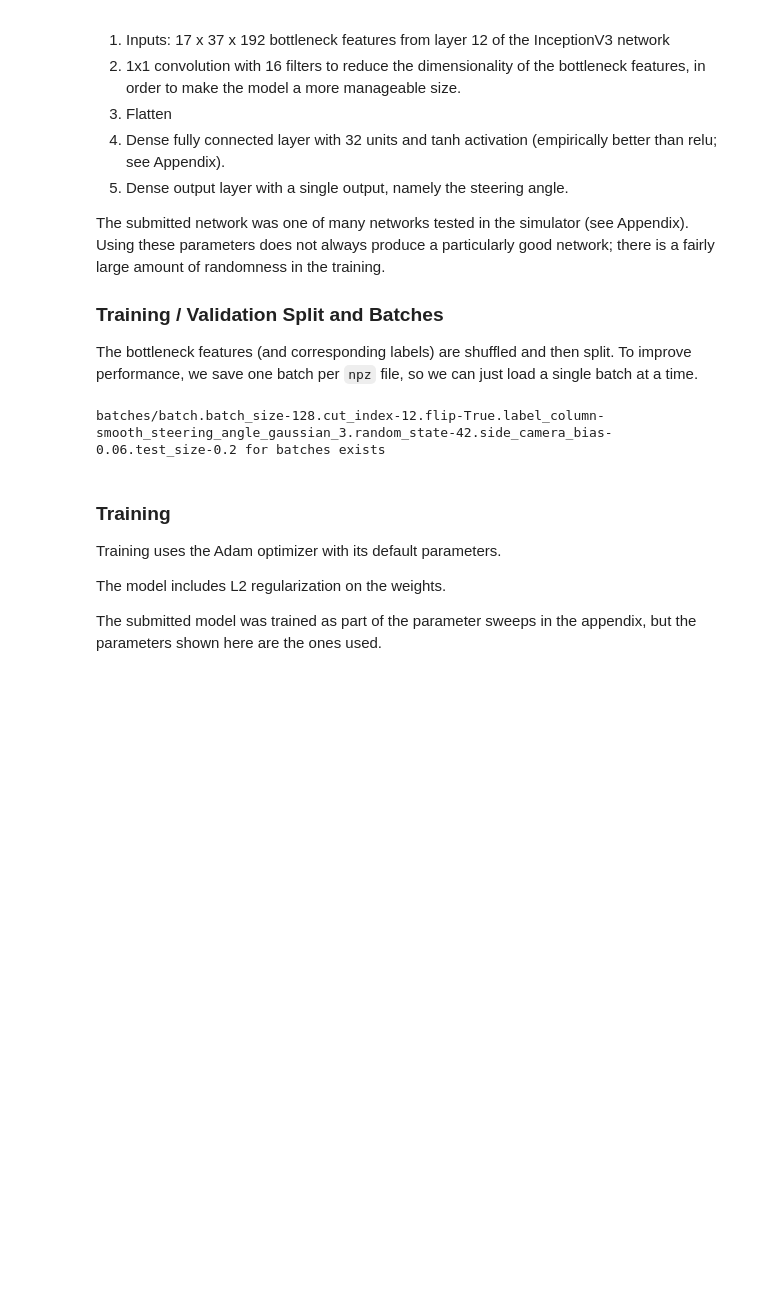
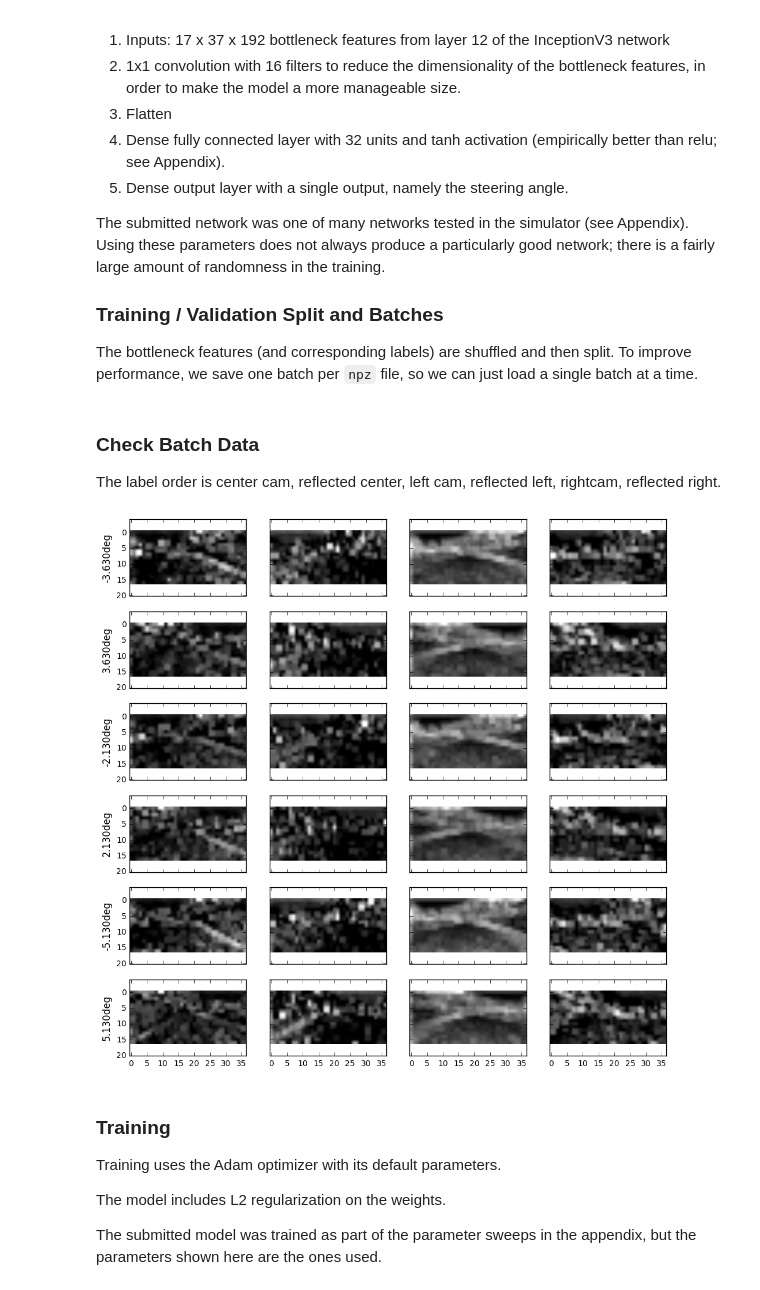
Before and after one commit to jdleesmiller/carnd-cloning, a Jupyter notebook: README.ipynb, the cells around one changed output. Drawn from its saved outputs; the diff is of its cells as text; code cells hidden in the pictures; blank space fills up the shorter version.

```diff
--- a/README.ipynb
+++ b/README.ipynb
@@ -296,10 +296,28 @@ batch_params = {
     'side_camera_bias': 1.5/25,
     'flip': True,
 }
-nb_train, batch_files_train, nb_val, batch_files_val = \
+nb_train, batch_files_train, nb_val, batch_files_val, batch_train_indexes = \
 batch.make_train_val_batches(log, batch_params)
-# %% [output]
-batches/batch.batch_size-128.cut_index-12.flip-True.label_column-smooth_steering_angle_gaussian_3.random_state-42.side_camera_bias-0.06.test_size-0.2 for batches exists
+# %% [markdown]
+### Check Batch Data
+
+The label order is center cam, reflected center, left cam, reflected left, rightcam, reflected right.
+# %%
+def show_batch_example(batch_index, batch_size, index, num_features, num_channels):
+    with np.load(batch_files_train[batch_index]) as batch:
+        features, labels = batch['features'], batch['labels']
+    fig, axes = plt.subplots(
+        num_features, num_channels,
+        figsize=(3*num_channels, 2*num_features),
+        sharex=True, sharey=True)
+    for i in range(num_features):
+        degrees = (25 * labels[index + i*batch_size])
+        axes[i][0].set_ylabel('%.3fdeg' % degrees, rotation=90, size='large')
+        for j in range(num_channels):
+            axes[i][j].imshow(features[index + i*batch_size,:,:,j], cmap='gray')
+show_batch_example(0, 128, 0, 6, 4)
+# %% [output]
+[figure, added]
 # %% [markdown]
 ### Training
 
```
Also changed, not shown: parts of 4 cells of this notebook, 4 other files.
